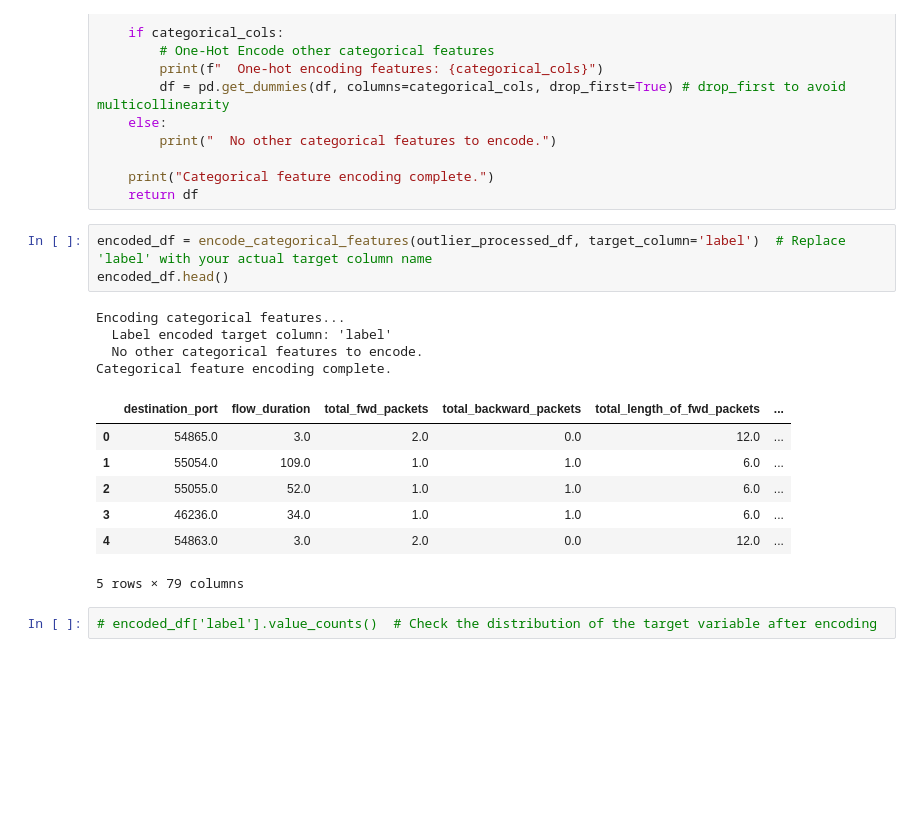
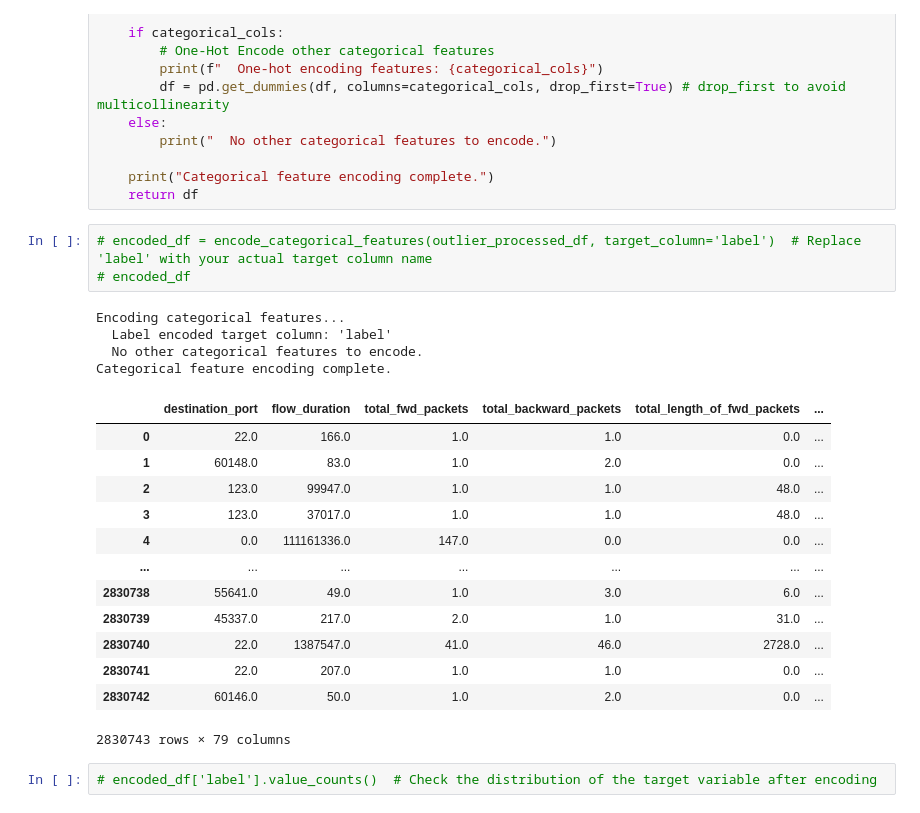
Before and after one commit to vickysivasrivi/AFL-IDHN, a Jupyter notebook: notebooks/data_preprocessing.ipynb, the cells around one changed output. Cells and saved outputs as stored; diff of their text form; blank space fills up the shorter version.

```diff
--- a/notebooks/data_preprocessing.ipynb
+++ b/notebooks/data_preprocessing.ipynb
@@ -244,20 +257,26 @@ def encode_categorical_features(df, target_column=None):
     print("Categorical feature encoding complete.")
     return df
 # %%
-encoded_df = encode_categorical_features(outlier_processed_df, target_column='label')  # Replace 'label' with your actual target column name
-encoded_df.head()
+# encoded_df = encode_categorical_features(outlier_processed_df, target_column='label')  # Replace 'label' with your actual target column name
+# encoded_df
 # %% [output]
 Encoding categorical features...
   Label encoded target column: 'label'
   No other categorical features to encode.
 Categorical feature encoding complete.
 |  | destination_port | flow_duration | total_fwd_packets | total_backward_packets | total_length_of_fwd_packets | ... |
-| 0 | 54865.0 | 3.0 | 2.0 | 0.0 | 12.0 | ... |
-| 1 | 55054.0 | 109.0 | 1.0 | 1.0 | 6.0 | ... |
-| 2 | 55055.0 | 52.0 | 1.0 | 1.0 | 6.0 | ... |
-| 3 | 46236.0 | 34.0 | 1.0 | 1.0 | 6.0 | ... |
-| 4 | 54863.0 | 3.0 | 2.0 | 0.0 | 12.0 | ... |
+| 0 | 22.0 | 166.0 | 1.0 | 1.0 | 0.0 | ... |
+| 1 | 60148.0 | 83.0 | 1.0 | 2.0 | 0.0 | ... |
+| 2 | 123.0 | 99947.0 | 1.0 | 1.0 | 48.0 | ... |
+| 3 | 123.0 | 37017.0 | 1.0 | 1.0 | 48.0 | ... |
+| 4 | 0.0 | 111161336.0 | 147.0 | 0.0 | 0.0 | ... |
+| ... | ... | ... | ... | ... | ... | ... |
+| 2830738 | 55641.0 | 49.0 | 1.0 | 3.0 | 6.0 | ... |
+| 2830739 | 45337.0 | 217.0 | 2.0 | 1.0 | 31.0 | ... |
+| 2830740 | 22.0 | 1387547.0 | 41.0 | 46.0 | 2728.0 | ... |
+| 2830741 | 22.0 | 207.0 | 1.0 | 1.0 | 0.0 | ... |
+| 2830742 | 60146.0 | 50.0 | 1.0 | 2.0 | 0.0 | ... |
-5 rows × 79 columns
+2830743 rows × 79 columns
 # %%
 # encoded_df['label'].value_counts()  # Check the distribution of the target variable after encoding
 # %% [output]
```
Also changed, not shown: parts of 13 cells of this notebook, 3 other files.
